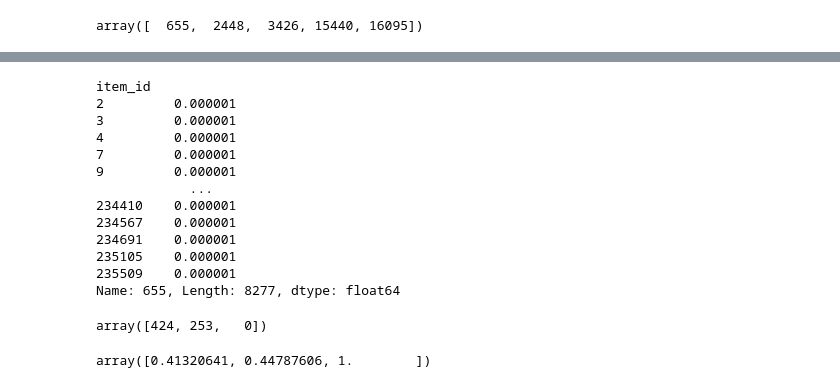
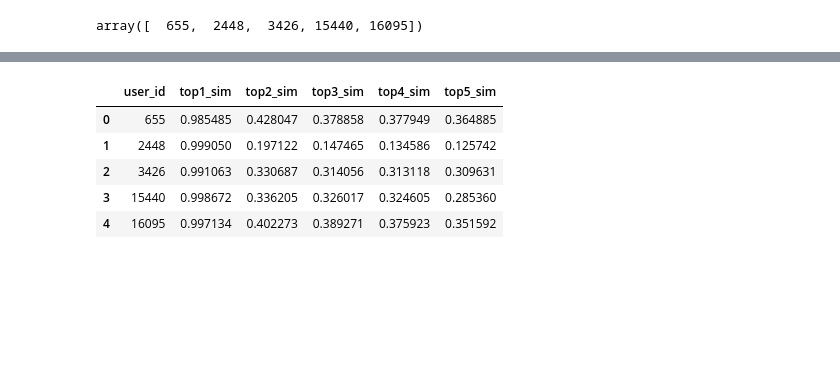
Before and after one commit to tommyjohn1001/master-hw, a Jupyter notebook: week2/assignment2.ipynb, the cells around one changed output, grey strips where cells are left out. Saved outputs shown, nothing was run; the diff lists cells and outputs as text; code cells hidden in the pictures; blank space fills up the shorter version.

```diff
--- a/week2/assignment2.ipynb
+++ b/week2/assignment2.ipynb
@@ -63,2 +63,11 @@ rating_matrix_train.head()
 5 rows × 7240 columns
+# %%
+def _get_rating_sim(rating: pd.DataFrame):
+    rating = rating.subtract(rating.mean(axis=1), axis=0)
+    rating = rating.dropna(axis=1)
+
+    return rating
+
+rating_matrix_train_sim = _get_rating_sim(rating_matrix_train)
+rating_matrix_trainval_sim = _get_rating_sim(rating_matrix_trainval)
 # %% [markdown]
@@ -355,24 +355,20 @@ rating_matrix_trainval.iloc[top3]
-# %%
-rating_matrix_trainval.loc[examine_users[0]]
-# %% [output]
-item_id
-2         0.000001
-3         0.000001
-4         0.000001
-7         0.000001
-9         0.000001
-            ...
-234410    0.000001
-234567    0.000001
-234691    0.000001
-235105    0.000001
-235509    0.000001
-Name: 655, Length: 8277, dtype: float64
-# %%
-top3
-# %% [output]
-array([424, 253,   0])
-# %%
-cosine_examine_user[0, top3]
-# %% [output]
-array([0.41320641, 0.44787606, 1.        ])
+# %%
+cosine_examine_user.sort(axis=1)
+# %%
+df_top5_sim = pd.DataFrame({
+    'user_id': examine_users,
+    'top1_sim': cosine_examine_user[:, -1],
+    'top2_sim': cosine_examine_user[:, -2],
+    'top3_sim': cosine_examine_user[:, -3],
+    'top4_sim': cosine_examine_user[:, -4],
+    'top5_sim': cosine_examine_user[:, -5]
+})
+
+df_top5_sim
+# %% [output]
+|  | user_id | top1_sim | top2_sim | top3_sim | top4_sim | top5_sim |
+| 0 | 655 | 0.985485 | 0.428047 | 0.378858 | 0.377949 | 0.364885 |
+| 1 | 2448 | 0.999050 | 0.197122 | 0.147465 | 0.134586 | 0.125742 |
+| 2 | 3426 | 0.991063 | 0.330687 | 0.314056 | 0.313118 | 0.309631 |
+| 3 | 15440 | 0.998672 | 0.336205 | 0.326017 | 0.324605 | 0.285360 |
+| 4 | 16095 | 0.997134 | 0.402273 | 0.389271 | 0.375923 | 0.351592 |
```
Also changed, not shown: parts of 14 cells of this notebook.
